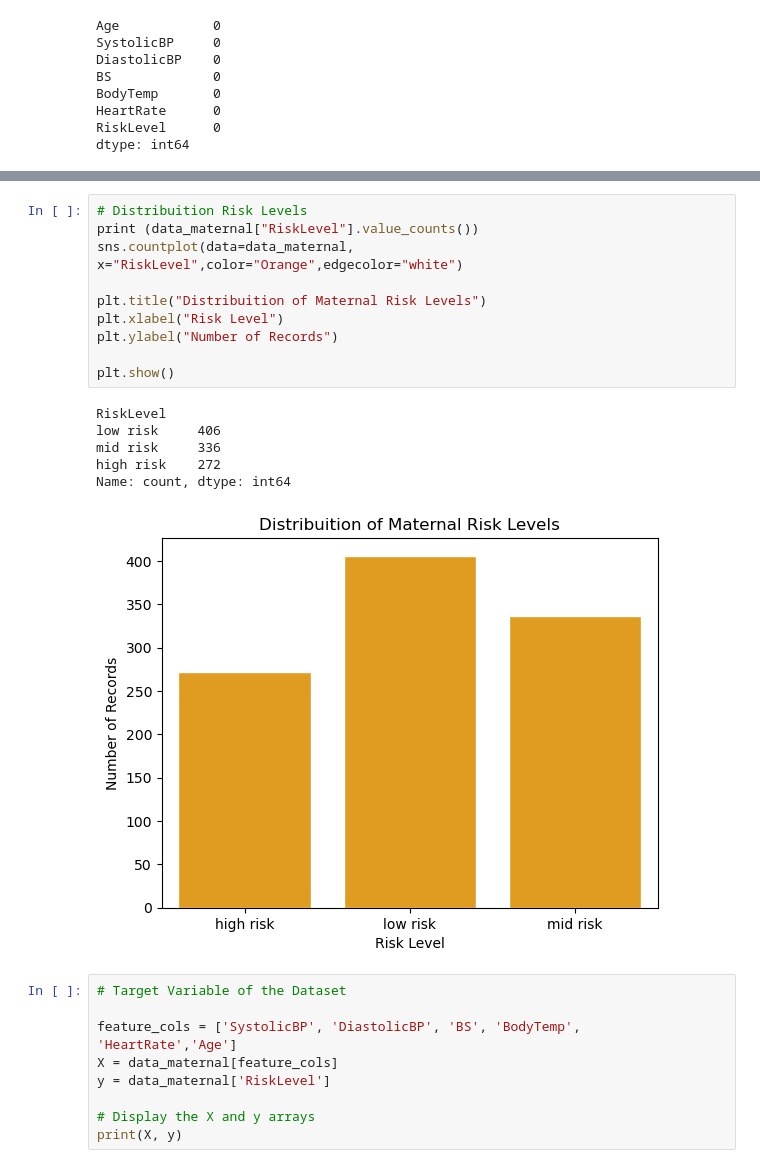
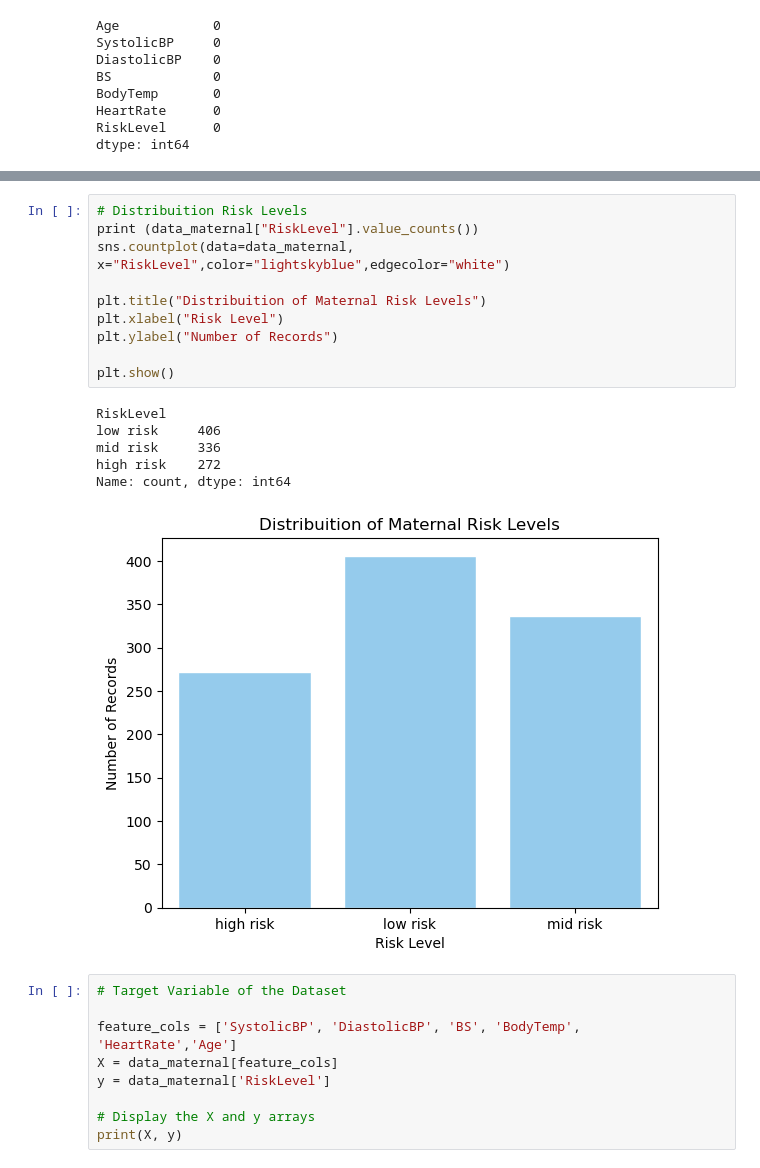
Before and after one commit to 2026558-lab/Machine-Learning, a Jupyter notebook: Project Machine Learning.ipynb, the cells around one changed output, grey strips where cells are left out. Cells and saved outputs as stored; diff of their text form.

```diff
--- a/Project Machine Learning.ipynb
+++ b/Project Machine Learning.ipynb
@@ -60,20 +60,20 @@ memory usage: 55.6+ KB
 # %%
 # Distribuition Risk Levels
 print (data_maternal["RiskLevel"].value_counts())
-sns.countplot(data=data_maternal, x="RiskLevel",color="Orange",edgecolor="white")
+sns.countplot(data=data_maternal, x="RiskLevel",color="lightskyblue",edgecolor="white")
 
 plt.title("Distribuition of Maternal Risk Levels")
 plt.xlabel("Risk Level")
 plt.ylabel("Number of Records")
 
 plt.show()
 # %% [output]
 RiskLevel
 low risk     406
 mid risk     336
 high risk    272
 Name: count, dtype: int64
-[figure, old version]
+[figure, new version]
 # %%
 # Target Variable of the Dataset
 
```
Also changed, not shown: parts of 4 cells of this notebook.
